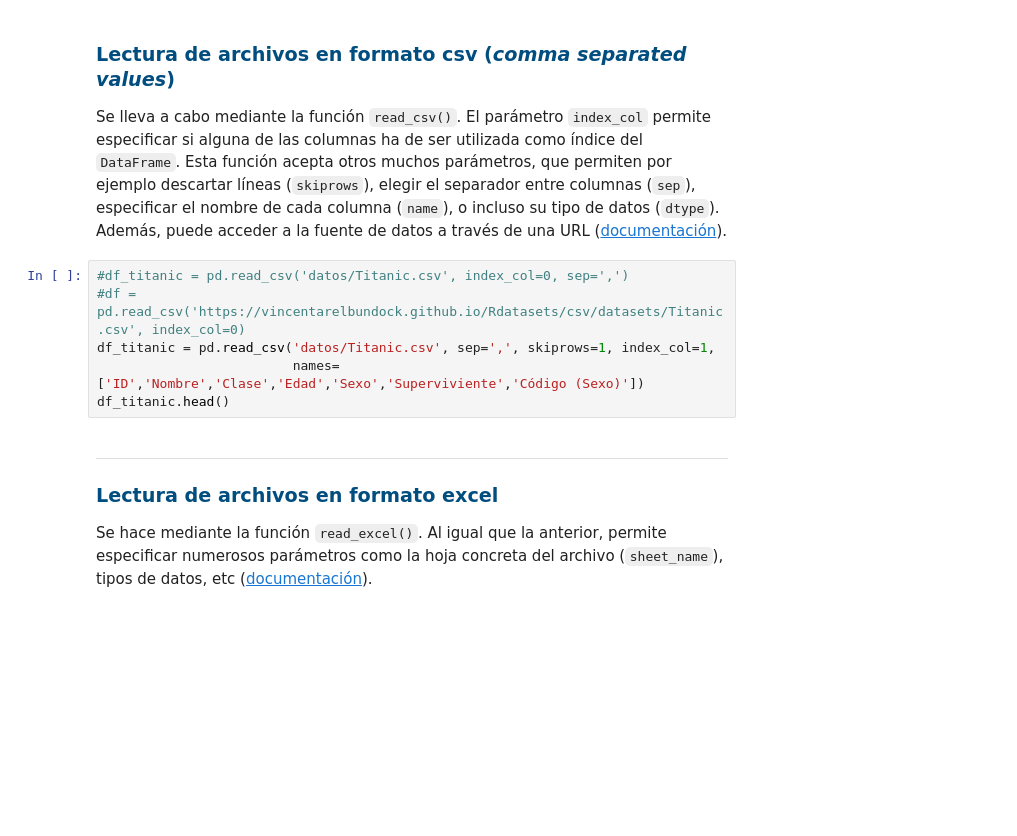
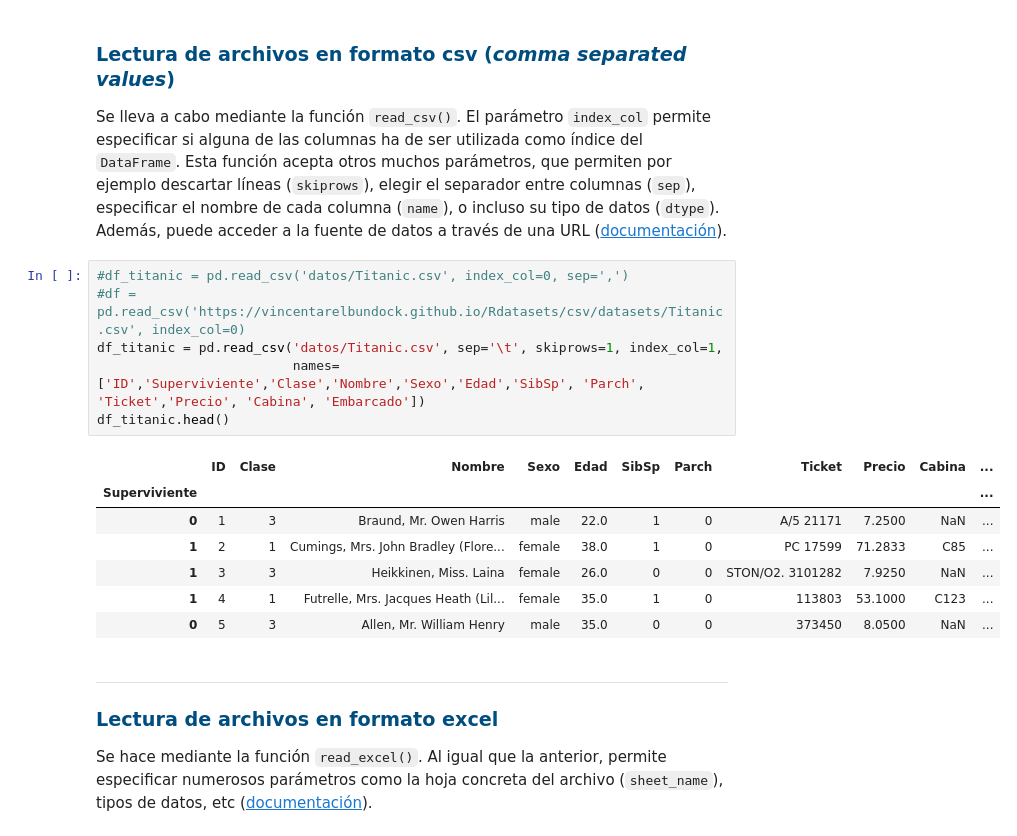
Before and after one commit to antoniojesusgil/datascienceitc, a Jupyter notebook: Lab2 Pandas/PandasII.ipynb, the cells around one changed output. Drawn from its saved outputs; the diff is of its cells as text; blank space fills up the shorter version.

```diff
--- a/Lab2 Pandas/PandasII.ipynb
+++ b/Lab2 Pandas/PandasII.ipynb
@@ -206,9 +283,17 @@ Se lleva a cabo mediante la función `read_csv()`. El parámetro `index_col` per
 # %%
 #df_titanic = pd.read_csv('datos/Titanic.csv', index_col=0, sep=',')
 #df = pd.read_csv('https://vincentarelbundock.github.io/Rdatasets/csv/datasets/Titanic.csv', index_col=0)
-df_titanic = pd.read_csv('datos/Titanic.csv', sep=',', skiprows=1, index_col=1,
-                         names=['ID','Nombre','Clase','Edad','Sexo','Superviviente','Código (Sexo)'])
+df_titanic = pd.read_csv('datos/Titanic.csv', sep='\t', skiprows=1, index_col=1,
+                         names=['ID','Superviviente','Clase','Nombre','Sexo','Edad','SibSp', 'Parch', 'Ticket','Precio', 'Cabina', 'Embarcado'])
 df_titanic.head()
+# %% [output]
+|  | ID | Clase | Nombre | Sexo | Edad | SibSp | Parch | Ticket | Precio | Cabina | ... |
+| Superviviente |  |  |  |  |  |  |  |  |  |  | ... |
+| 0 | 1 | 3 | Braund, Mr. Owen Harris | male | 22.0 | 1 | 0 | A/5 21171 | 7.2500 | NaN | ... |
+| 1 | 2 | 1 | Cumings, Mrs. John Bradley (Flore... | female | 38.0 | 1 | 0 | PC 17599 | 71.2833 | C85 | ... |
+| 1 | 3 | 3 | Heikkinen, Miss. Laina | female | 26.0 | 0 | 0 | STON/O2. 3101282 | 7.9250 | NaN | ... |
+| 1 | 4 | 1 | Futrelle, Mrs. Jacques Heath (Lil... | female | 35.0 | 1 | 0 | 113803 | 53.1000 | C123 | ... |
+| 0 | 5 | 3 | Allen, Mr. William Henry | male | 35.0 | 0 | 0 | 373450 | 8.0500 | NaN | ... |
 # %% [markdown]
 ---
 ### <font color="#004D7F">  Lectura de archivos en formato excel </font>
```
Also changed, not shown: parts of 78 cells of this notebook, 3 other files.
